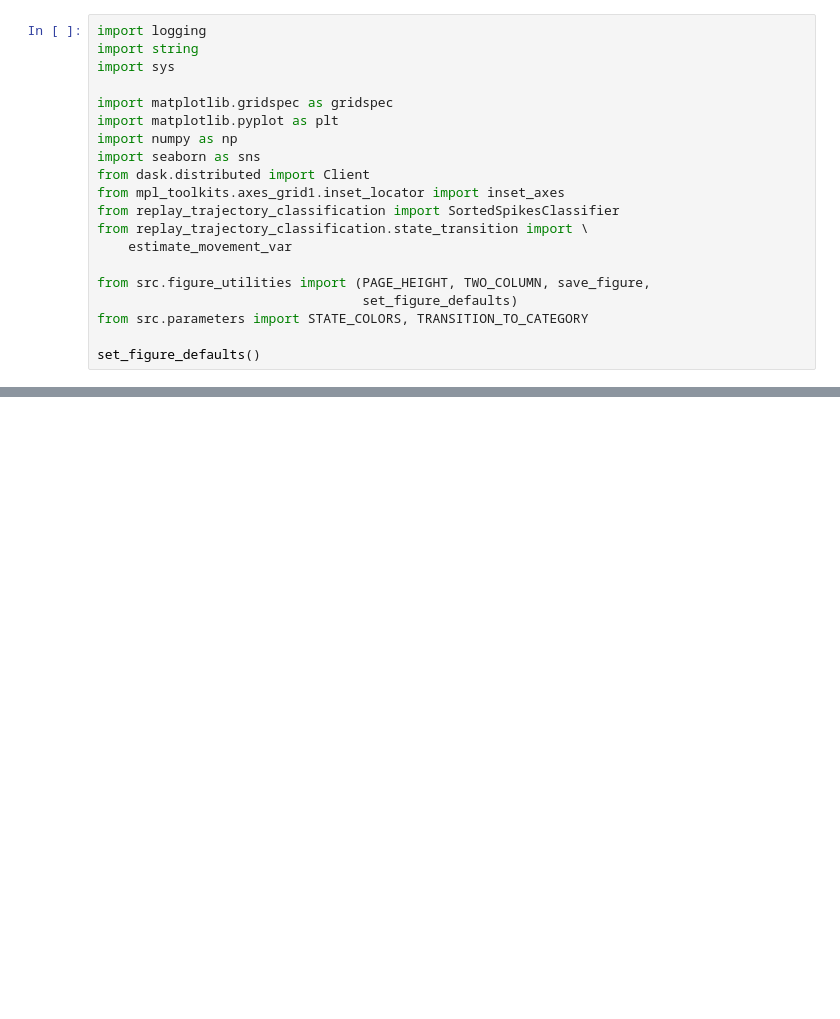
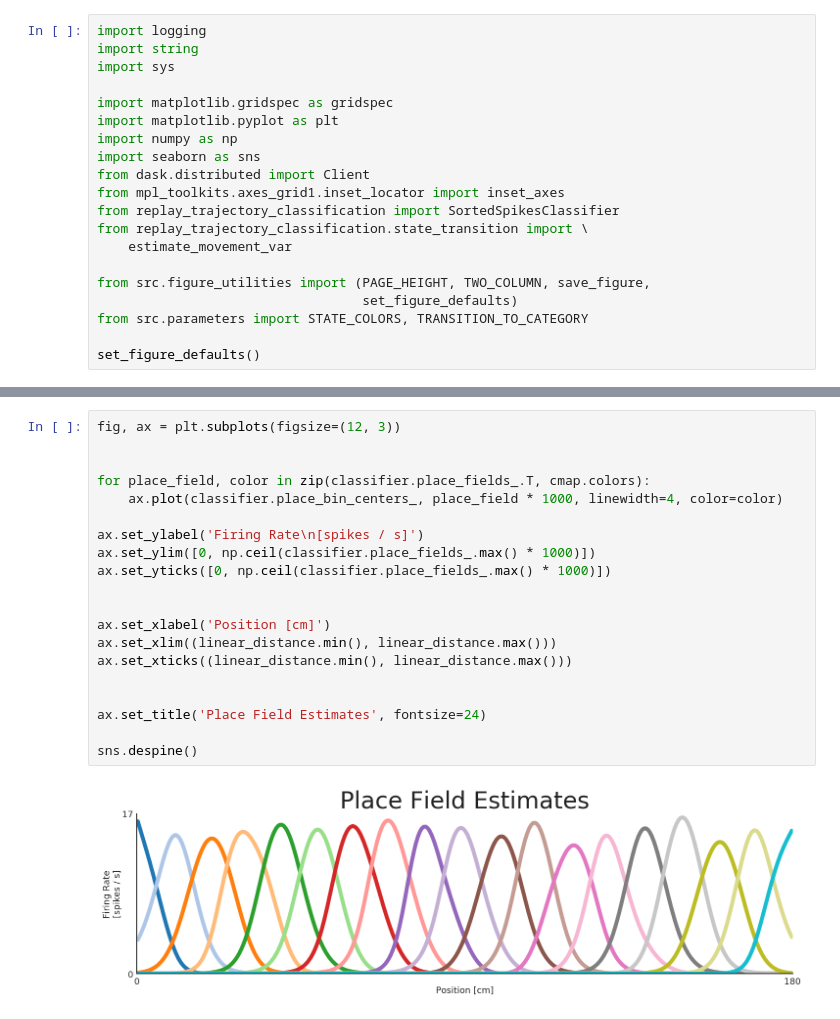
Before and after one commit to Eden-Kramer-Lab/replay_trajectory_paper, a Jupyter notebook: notebooks/Figure1.ipynb, the cells around one changed output, grey strips where cells are left out. Drawn from its saved outputs; the diff is of its cells as text; blank space fills up the shorter version.

```diff
--- a/notebooks/Figure1.ipynb
+++ b/notebooks/Figure1.ipynb
@@ -102,0 +103,22 @@ Text(-0.25, 1.0, 'b')
+# %%
+fig, ax = plt.subplots(figsize=(12, 3))
+
+
+for place_field, color in zip(classifier.place_fields_.T, cmap.colors):
+    ax.plot(classifier.place_bin_centers_, place_field * 1000, linewidth=4, color=color)
+
+ax.set_ylabel('Firing Rate\n[spikes / s]')
+ax.set_ylim([0, np.ceil(classifier.place_fields_.max() * 1000)])
+ax.set_yticks([0, np.ceil(classifier.place_fields_.max() * 1000)])
+
+
+ax.set_xlabel('Position [cm]')
+ax.set_xlim((linear_distance.min(), linear_distance.max()))
+ax.set_xticks((linear_distance.min(), linear_distance.max()))
+
+
+ax.set_title('Place Field Estimates', fontsize=24)
+
+sns.despine()
+# %% [output]
+[figure, added]
```
Also changed, not shown: parts of 9 cells of this notebook.
